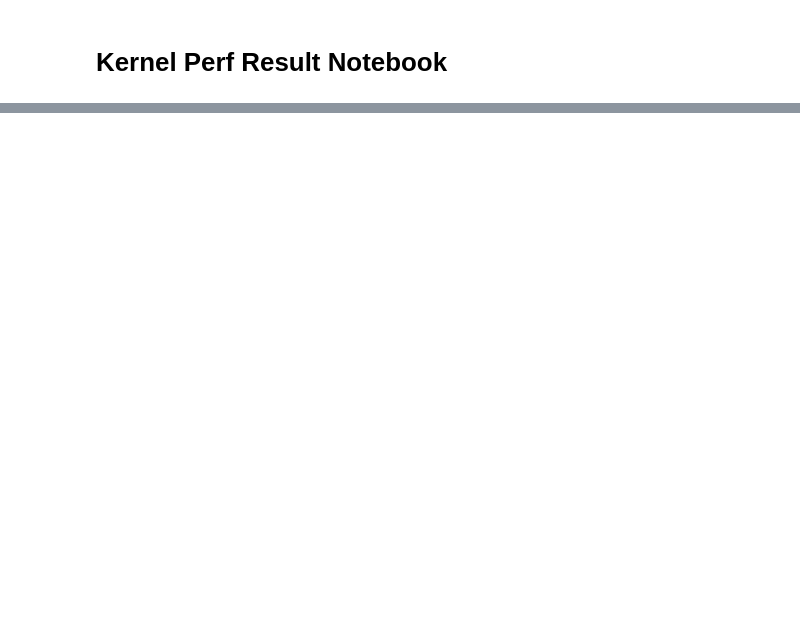
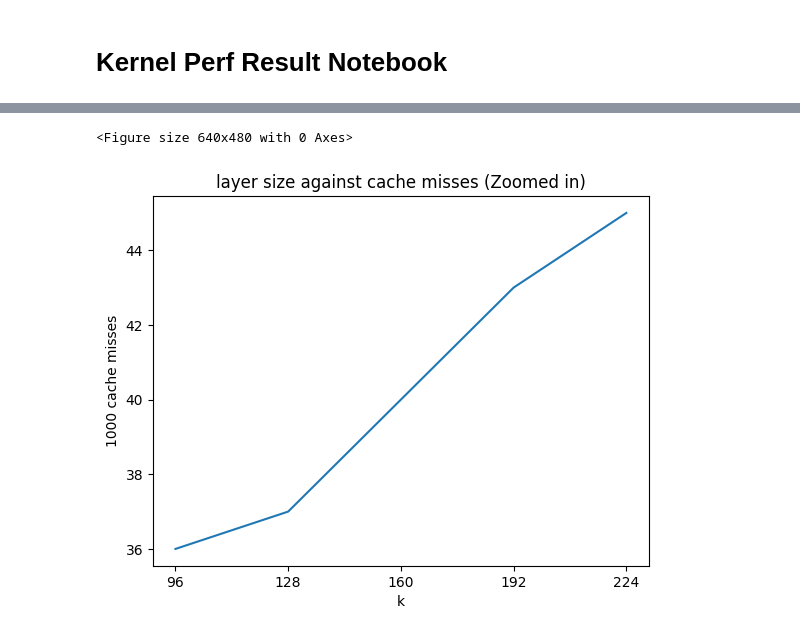
Before and after one commit to kel4F2023/CNN-Maxpooling-Kernel, a Jupyter notebook: visual.ipynb, the cells around one changed output, grey strips where cells are left out. Cells and saved outputs as stored; diff of their text form; code cells hidden in the pictures; blank space fills up the shorter version.

```diff
--- a/visual.ipynb
+++ b/visual.ipynb
@@ -65,0 +82,17 @@ plt.show()
+# %%
+zoomed_sizes = sizes[:5]
+zoomed_cache_misses = cache_misses[:5]
+
+# Plot layers against cache misses
+
+plt.clf()
+plt.figure()
+plt.plot(zoomed_sizes, zoomed_cache_misses)
+plt.xlabel('k')
+plt.ylabel('1000 cache misses')
+plt.title('layer size against cache misses (Zoomed in)')
+plt.xticks(zoomed_sizes[::])
+plt.show()
+# %% [output]
+<Figure size 640x480 with 0 Axes>
+[figure, added]
```
Also changed, not shown: parts of 5 cells of this notebook, 3 other files.
